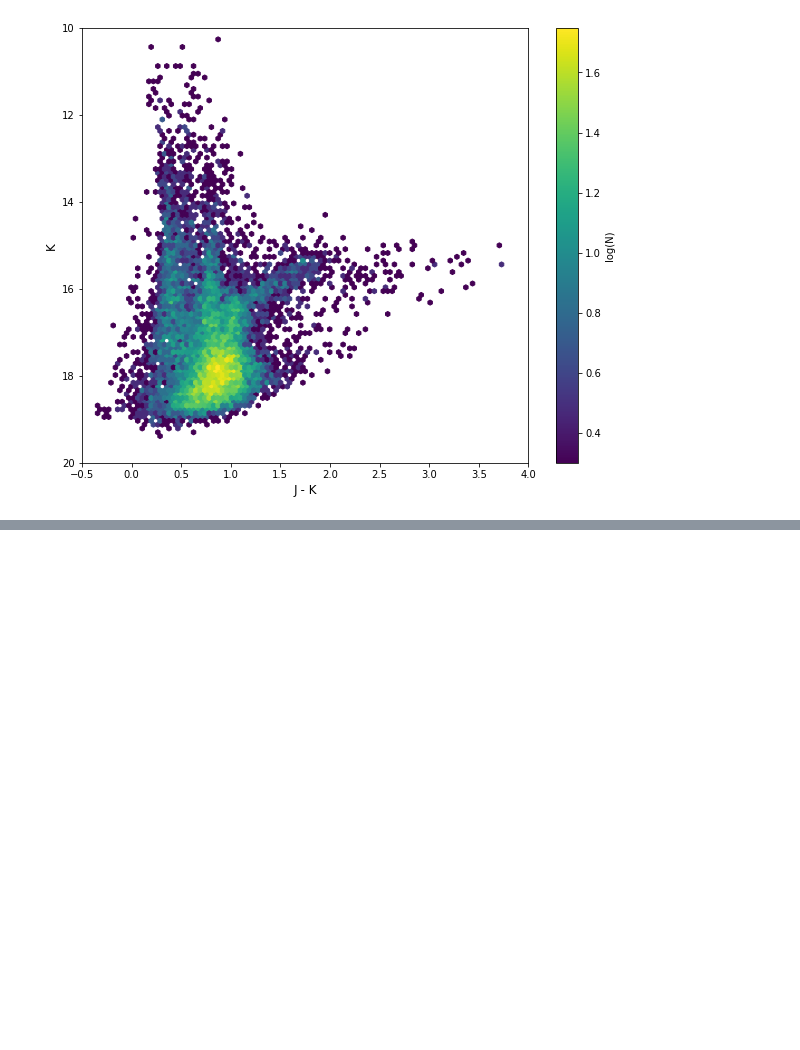
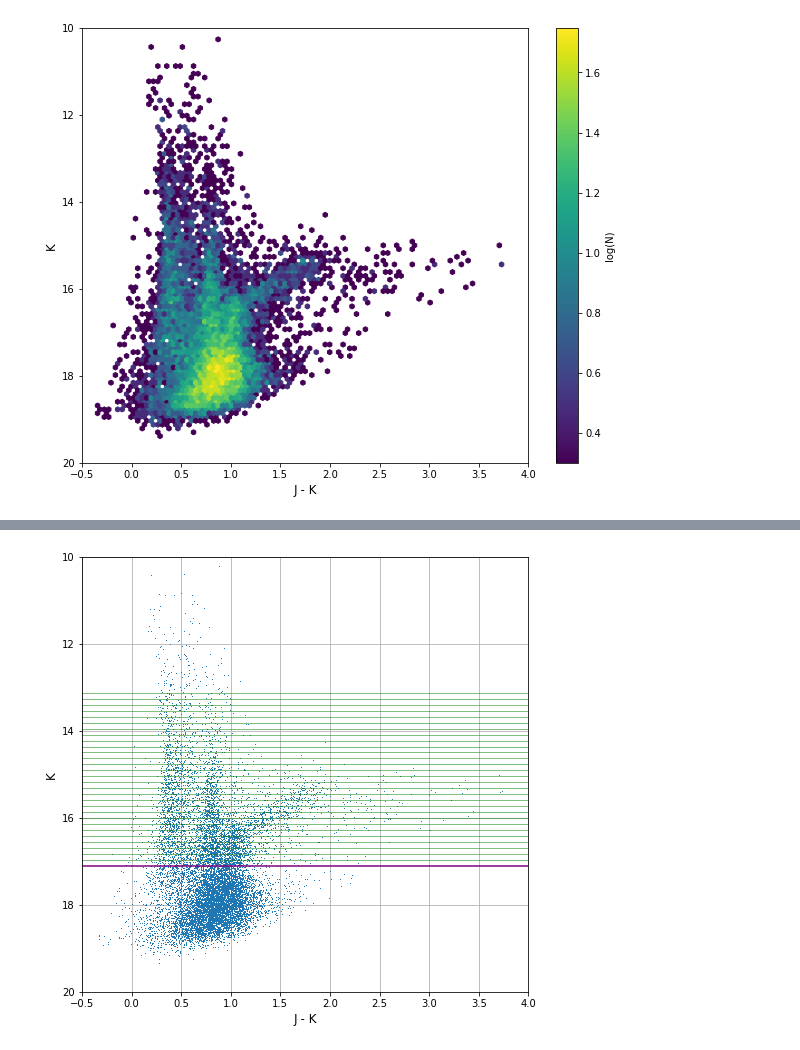
Before and after one commit to alechirschauer/NGC6822, a Jupyter notebook: Color-Cuts_K_vs_J-K_20Nov2018.ipynb, the cells around one changed output, grey strips where cells are left out. Saved outputs shown, nothing was run; the diff lists cells and outputs as text; code cells hidden in the pictures; blank space fills up the shorter version.

```diff
--- a/Color-Cuts_K_vs_J-K_20Nov2018.ipynb
+++ b/Color-Cuts_K_vs_J-K_20Nov2018.ipynb
@@ -382,0 +628,52 @@ plt.close()
+# %%
+# 17
+
+# To complete step [2], let's see what the K vs J-K CMD looks like
+# with the boundary lines established above.
+
+# K vs J-K
+# CMD with boundary lines
+#
+plt.figure(figsize=(8,8))
+plt.plot(phot_data.jMINUSk, phot_data.Kmag, ',')
+plt.xlim(-0.5, 4.0)
+plt.ylim(20.0, 10.0)
+plt.xlabel('J - K', size=12)
+plt.ylabel('K', size=12)
+#
+plt.axhline(y=17.100, linewidth=1.5, color='purple') # TRGB threshold
+plt.axhline(y=16.963, linewidth=0.5, color='green') # Bin  1
+plt.axhline(y=16.826, linewidth=0.5, color='green') # Bin  2
+plt.axhline(y=16.689, linewidth=0.5, color='green') # Bin  3
+plt.axhline(y=16.552, linewidth=0.5, color='green') # Bin  4
+plt.axhline(y=16.415, linewidth=0.5, color='green') # Bin  5
+plt.axhline(y=16.278, linewidth=0.5, color='green') # Bin  6
+plt.axhline(y=16.141, linewidth=0.5, color='green') # Bin  7
+plt.axhline(y=16.004, linewidth=0.5, color='green') # Bin  8
+plt.axhline(y=15.867, linewidth=0.5, color='green') # Bin  9
+plt.axhline(y=15.730, linewidth=0.5, color='green') # Bin 10
+plt.axhline(y=15.593, linewidth=0.5, color='green') # Bin 11
+plt.axhline(y=15.456, linewidth=0.5, color='green') # Bin 12
+plt.axhline(y=15.319, linewidth=0.5, color='green') # Bin 13
+plt.axhline(y=15.182, linewidth=0.5, color='green') # Bin 14
+plt.axhline(y=15.045, linewidth=0.5, color='green') # Bin 15
+plt.axhline(y=14.908, linewidth=0.5, color='green') # Bin 16
+plt.axhline(y=14.771, linewidth=0.5, color='green') # Bin 17
+plt.axhline(y=14.634, linewidth=0.5, color='green') # Bin 18
+plt.axhline(y=14.497, linewidth=0.5, color='green') # Bin 19
+plt.axhline(y=14.360, linewidth=0.5, color='green') # Bin 20
+plt.axhline(y=14.223, linewidth=0.5, color='green') # Bin 21
+plt.axhline(y=14.086, linewidth=0.5, color='green') # Bin 22
+plt.axhline(y=13.949, linewidth=0.5, color='green') # Bin 23
+plt.axhline(y=13.812, linewidth=0.5, color='green') # Bin 24
+plt.axhline(y=13.675, linewidth=0.5, color='green') # Bin 25
+plt.axhline(y=13.538, linewidth=0.5, color='green') # Bin 26
+plt.axhline(y=13.401, linewidth=0.5, color='green') # Bin 27
+plt.axhline(y=13.264, linewidth=0.5, color='green') # Bin 28
+plt.axhline(y=13.127, linewidth=0.5, color='green') # Bin 29
+#
+plt.grid(True)
+plt.show()
+plt.close()
+# %% [output]
+[figure, added]
```
Also changed, not shown: parts of 57 cells of this notebook, 1 other file.
